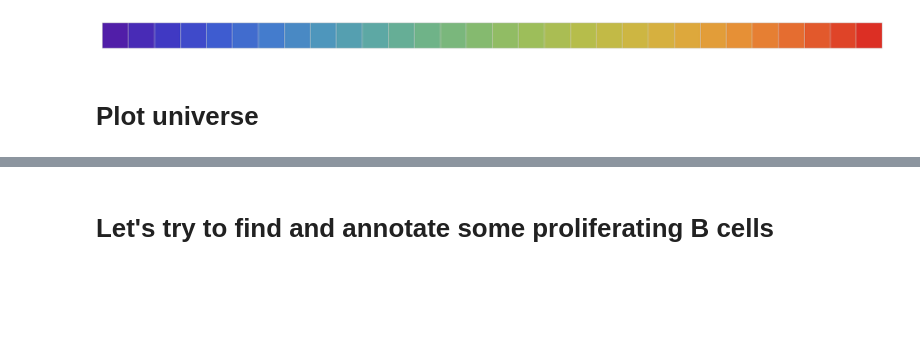
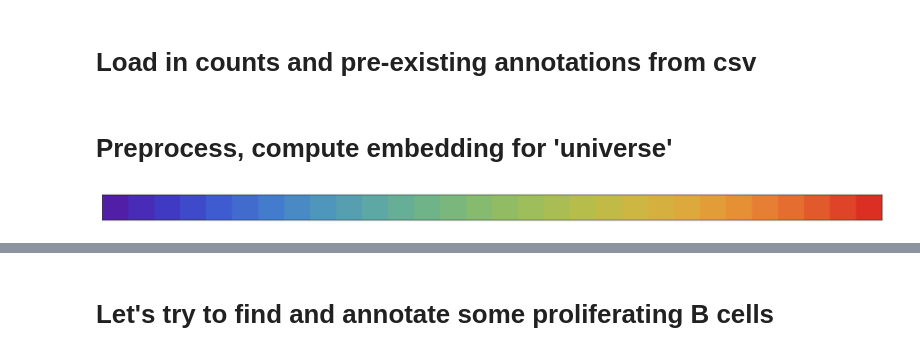
Before and after one commit to chanzuckerberg/cellxgene-compbio-methods, a Jupyter notebook: tabula-muris/annotate.ipynb, the cells around one changed output, grey strips where cells are left out. Saved outputs shown, nothing was run; the diff lists cells and outputs as text; code cells hidden in the pictures; blank space fills up the shorter version.

Commit message:
Finish annotation workflow notebook

```diff
--- a/tabula-muris/annotate.ipynb
+++ b/tabula-muris/annotate.ipynb
@@ -12,6 +12,8 @@ import seaborn as sns
 from copy import deepcopy
 from matplotlib import cm
 %matplotlib inline
+# %% [markdown]
+# Load in counts and pre-existing annotations from csv
 # %%
 ## Init the full dataset
 rawdata = sc.read('../data/Marrow-counts.csv').transpose()
@@ -28,0 +26,2 @@ sc.tl.umap(normed)
+# %% [markdown]
+# Preprocess, compute embedding for 'universe'
@@ -29,23 +34,23 @@ sc.tl.umap(normed)
 # %%
 colors = ["#511EA8", "#482BB6", "#4039C3", "#3F4ACA", "#3E5CD0", "#416CCE", "#447CCD", "#4989C4", "#4E96BC", "#559FB0", "#5DA8A4", "#66AE96", "#6FB388", "#7AB77C", "#85BA6F", "#91BC64", "#9DBE5A", "#AABD53", "#B6BD4B", "#C2BA46", "#CDB642", "#D6B03F", "#DDA83C", "#E29D39", "#E69036", "#E67F33", "#E56D30", "#E2592C", "#DF4428", "#DC2F24"]
 cmap = LinearSegmentedColormap.from_list('cmap', colors, N=len(colors))
 palette = sns.color_palette(colors)
-sns.set(style='whitegrid', font_scale=1.2)
+sns.set(style='white', font_scale=1.5)
 
 sns.palplot(palette)
 
 def assign_colors(vals, cmap=cmap):
     ''' return a dictionary of { value: (R,G,B,a) } '''
     if type(cmap) == str:
         cmap = cm.get_cmap(cmap)
     vals = set(vals)
     nvals = len(vals)
 
     colors = [cmap(i/nvals) for i in range(nvals)]
 
     return { val: colors[i] for i,val in enumerate(vals) }
 # %% [output]
-[figure, old version]
+[figure, new version]
 # %%
 def plot_umap(adata, colorby = 'cell_type', title=None, show=True):
 
@@ -83,5 +88,3 @@ def plot_umap(adata, colorby = 'cell_type', title=None, show=True):
     if show:
         plt.show()
     return fig, ax
-# %% [markdown]
-# Plot universe
```
Also changed, not shown: parts of 19 cells of this notebook.
